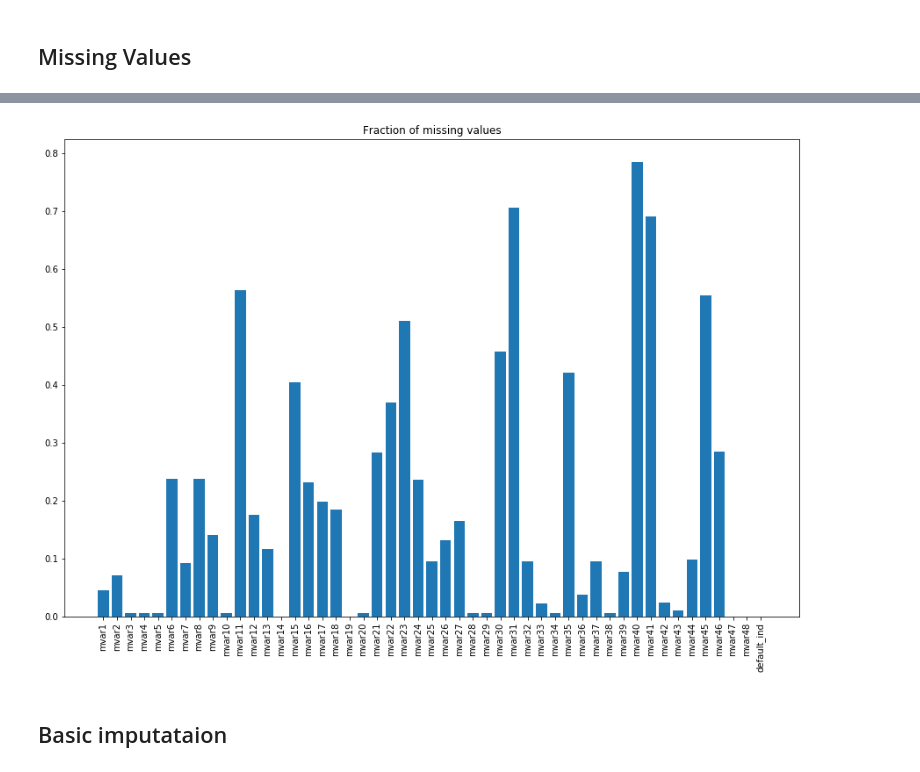
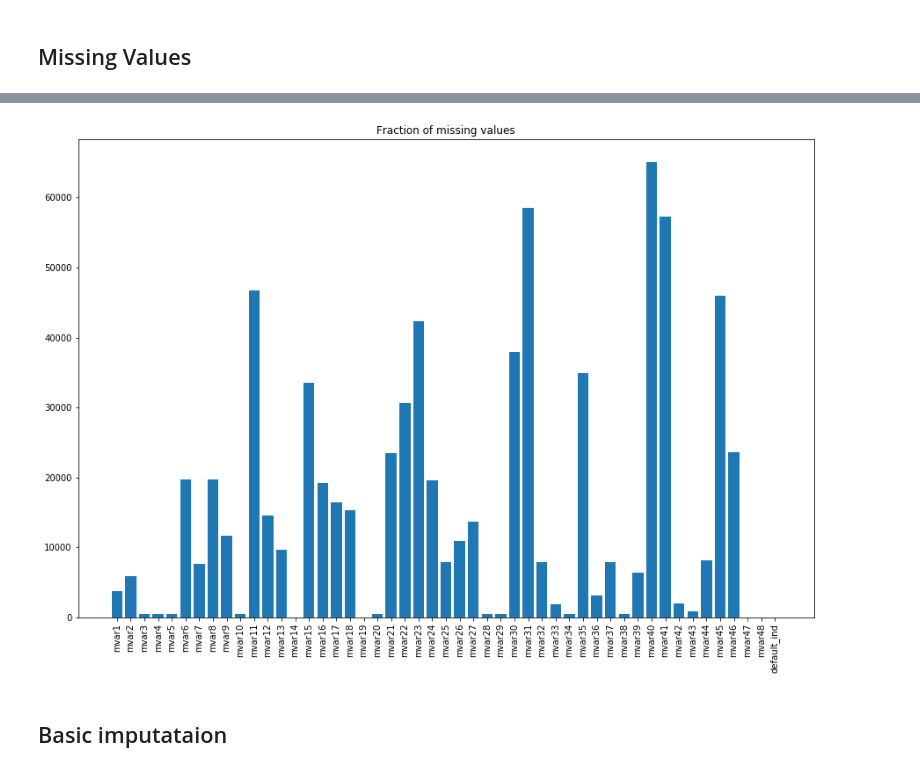
Before and after one commit to TheOneCodeGuy/IDA_Project, a Jupyter notebook: Basic Imputation, encoding.ipynb, the cells around one changed output, grey strips where cells are left out. Cells and saved outputs as stored; diff of their text form; code cells hidden in the pictures.

```diff
--- a/Basic Imputation, encoding.ipynb
+++ b/Basic Imputation, encoding.ipynb
@@ -31,13 +51,14 @@ data.describe()
 # %%
 cols = list(data.columns)
-nan_per = data.isna().sum(axis=0)/data.shape[0]
+nan_per = data.isna().sum(axis=0)
+#/data.shape[0]
 plt.figure(figsize=(15,10))
 plt.bar(cols,nan_per)
 plt.xticks(rotation='vertical')
 plt.title('Fraction of missing values')
 plt.show()
 # %% [output]
-[figure, old version]
+[figure, new version]
 # %% [markdown]
 ## Basic imputataion
 # %%
```
Also changed, not shown: parts of 1 cell of this notebook, 1 other file.
